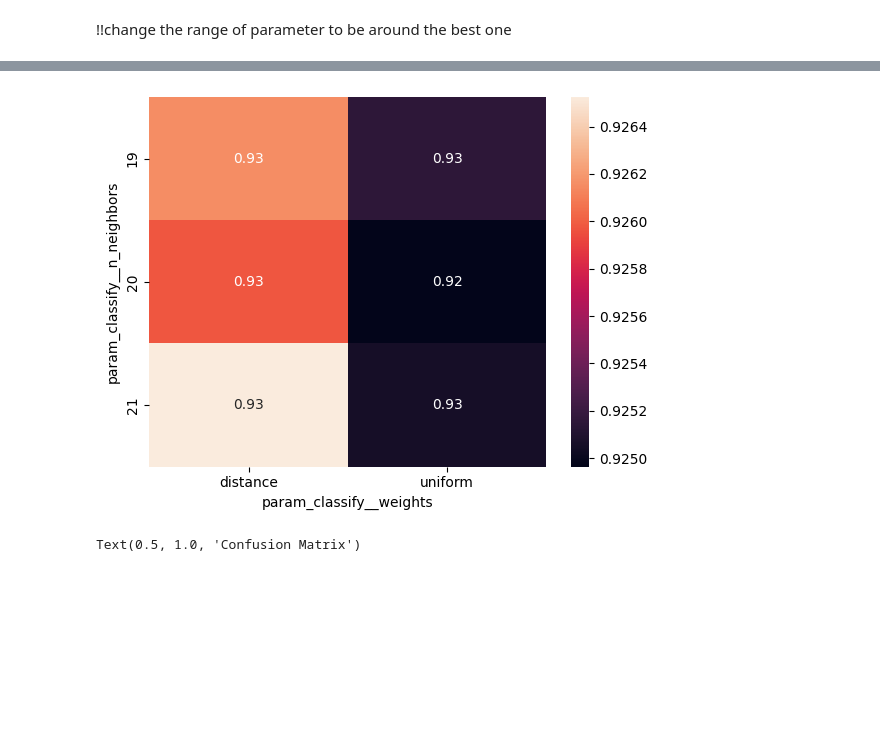
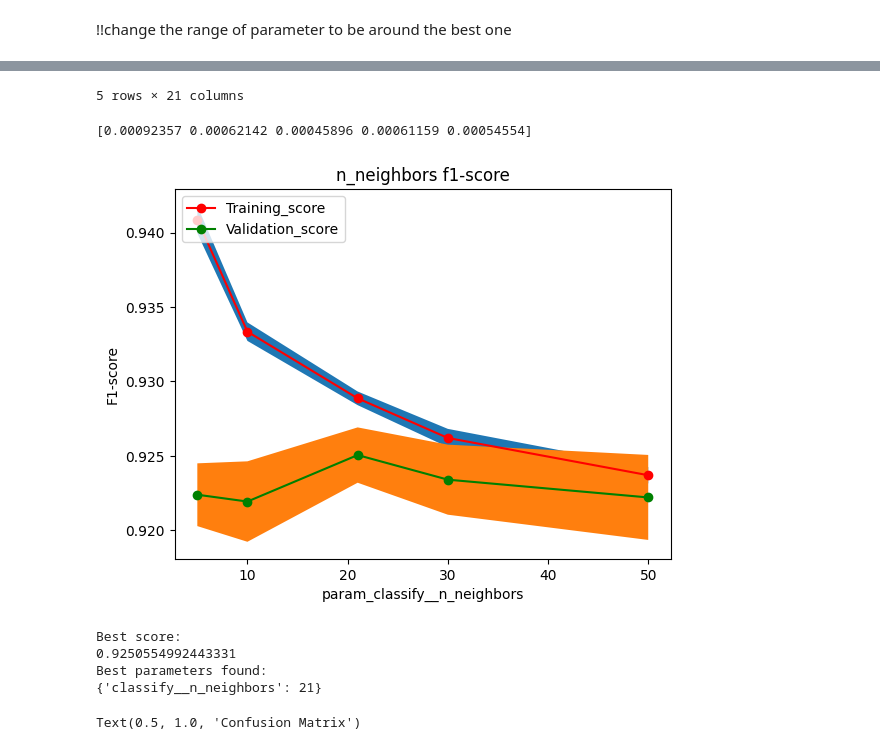
Before and after one commit to palinalif/Proj1, a Jupyter notebook: Project1 New copy 2.ipynb, the cells around one changed output, grey strips where cells are left out. Drawn from its saved outputs; the diff is of its cells as text; code cells hidden in the pictures; blank space fills up the shorter version.

```diff
--- a/Project1 New copy 2.ipynb
+++ b/Project1 New copy 2.ipynb
@@ -449,2 +472,35 @@ Test F1_Score:  0.9159015791406537
 # %% [markdown]
 !!change the range of parameter to be around the best one
+# %%
+def plot(label, param_name, param, training_mean, training_std, test_mean, test_std):
+    plt.title(label)
+    plt.xlabel(param_name)
+    plt.ylabel('F1-score')
+
+    plt.plot(param,training_mean,'o-', color = 'r', label = 'Training_score')
+    plt.plot(param,test_mean,'o-', color = 'g', label = 'Validation_score')
+    plt.fill_between(param.astype('int64'), training_mean-training_std,training_mean+training_std)
+    plt.fill_between(param.astype('int64'), test_mean-test_std,test_mean+test_std)
+    plt.legend(loc="upper left")
+    plt.show()
+# %%
+#dependency of 1 parameter:
+clf = clf_knn
+df_knn = pd.DataFrame(clf.cv_results_)
+display(df_knn)
+print(np.divide(df_knn["std_train_score"].to_numpy(),np.sqrt(z))) #extracting (score/ square root 5) from df
+plot("n_neighbors f1-score",
+"param_classify__n_neighbors",
+df_knn["param_classify__n_neighbors"],
+df_knn["mean_train_score"],
+np.divide(df_knn["std_train_score"].to_numpy(),np.sqrt(z)),
+df_knn["mean_test_score"],
+np.divide(df_knn["std_test_score"].to_numpy(),np.sqrt(z))
+)
+
+print("Best score: ")
+print(clf.best_score_)
+
+print("Best parameters found: ")
+print(clf.best_params_)
+# %% [output]
@@ -451,14 +513,19 @@ Test F1_Score:  0.9159015791406537
+5 rows × 21 columns
+[0.00092357 0.00062142 0.00045896 0.00061159 0.00054554]
+[figure, added]
+Best score:
+0.9250554992443331
+Best parameters found:
+{'classify__n_neighbors': 21}
 # %%
-#parameters dependency
-clf = clf_knn
+# #parameters dependency
+# clf = clf_knn
 
-cv_results_knn = pd.DataFrame(clf.cv_results_)
-pivot_knn = cv_results_knn.pivot(index='param_classify__n_neighbors', columns='param_classify__weights', values='mean_test_score')
-ax_knn = sns.heatmap(pivot_knn, annot=True)
-ax.set_title("Dependency of parameters impacts validation score")
-plt.show()
+# cv_results_knn = pd.DataFrame(clf.cv_results_)
+# pivot_knn = cv_results_knn.pivot(index='param_classify__n_neighbors', columns='param_classify__weights', values='mean_test_score')
+# ax_knn = sns.heatmap(pivot_knn, annot=True)
+# ax.set_title("Dependency of parameters impacts validation score")
+# plt.show()
-# %% [output]
-[figure, removed]
 # %%
 #confusion matrix to see which class are most uncorrect predicted
 clf = clf_knn
```
Also changed, not shown: parts of 38 cells of this notebook.
